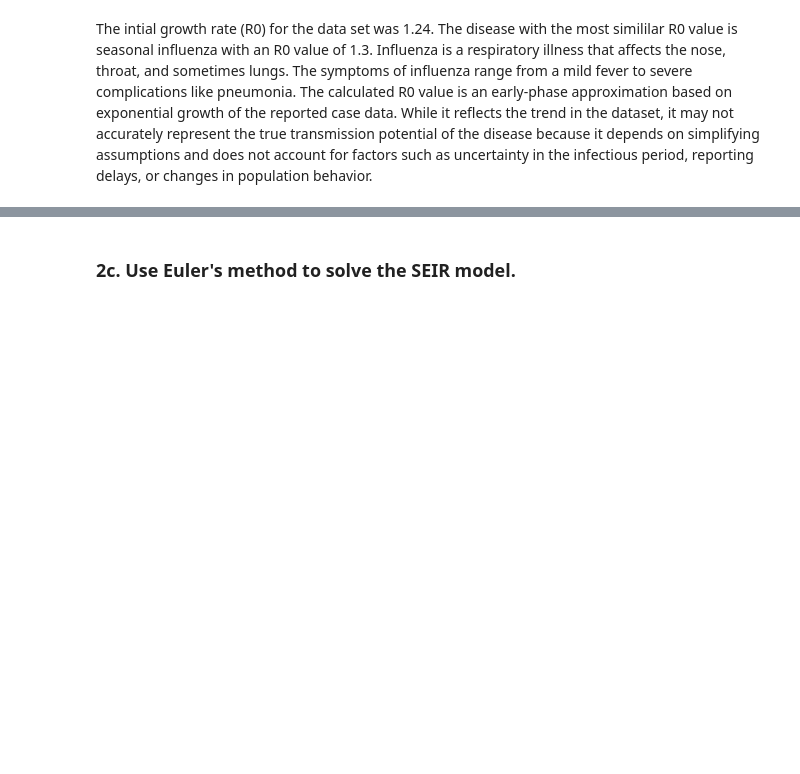
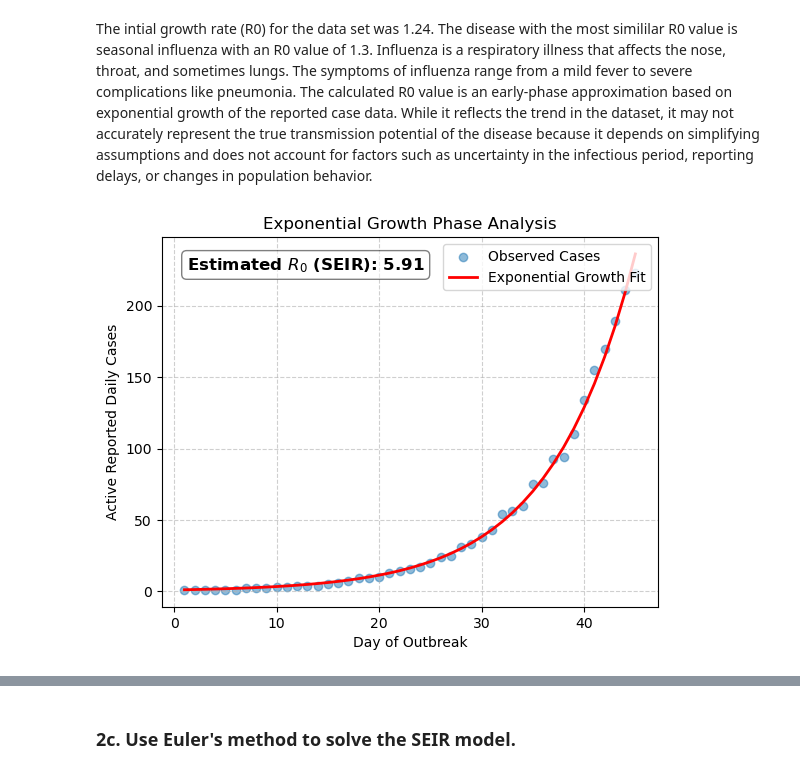
Before and after one commit to ogeikem/Module-2-Epidemics-SIR-Modeling, a Jupyter notebook: Notebook examples/module-2-project-sullivan-ikem.ipynb, the cells around one changed output, grey strips where cells are left out. Cells and saved outputs as stored; diff of their text form; code cells hidden in the pictures; blank space fills up the shorter version.

```diff
--- a/Notebook examples/module-2-project-sullivan-ikem.ipynb
+++ b/Notebook examples/module-2-project-sullivan-ikem.ipynb
@@ -83,3 +85,57 @@ plt.show() #showing the plot
 [figure]
 # %% [markdown]
 The intial growth rate (R0) for the data set was 1.24. The disease with the most simililar R0 value is seasonal influenza with an R0 value of 1.3. Influenza is a respiratory illness that affects the nose, throat, and sometimes lungs. The symptoms of influenza range from a mild fever to severe complications like pneumonia. The calculated R0 value is an early-phase approximation based on exponential growth of the reported case data. While it reflects the trend in the dataset, it may not accurately represent the true transmission potential of the disease because it depends on simplifying assumptions and does not account for factors such as uncertainty in the infectious period, reporting delays, or changes in population behavior.
+# %%
+# importing the necessary libraries to run the code
+import pandas as pd
+import matplotlib.pyplot as plt
+import numpy as np
+from scipy.optimize import curve_fit
+import numpy as np
+
+# loading the data set
+data = pd.read_csv('/Users/megansullivan/Desktop/Comp BME/Module-2-epidemics-SIR-modeling/Data/mystery_virus_daily_active_counts_RELEASE#1.csv', parse_dates=['date'], header=0, index_col=None)
+def exponential_growth(t, r): #defining the exponential growth function
+    return np.exp(r * t)
+params, covariance = curve_fit(exponential_growth, data['day'], data['active reported daily cases'], p0=[0.1]) #fitting the exponential model to our data set
+r_fit = params[0] #pulling out the growth rate to allow for further calculations later on
+# (ChatGPT, 2026) ChatGPT was used to help construct the r_fit variable and the exponential growth function. The curve_fit function was used to fit the exponential growth model to our data.
+
+# Updated biological parameters for Rubella
+# 2 days pre-symptomatic + 7 days (avg) symptomatic
+D = 9
+
+# Average incubation/latent period (12-18 days)
+T_L = 15
+
+# Calculate R0 using the SEIR-adjusted formula
+# r_fit is the growth rate you calculated from your exponential fit
+R_0 = (1 + r_fit * T_L) * (1 + r_fit * D)
+
+fit_curve = exponential_growth(data['day'],r_fit) #generates the predicated case counts for plotting
+
+# Updated plotting code for the Rubella investigation
+plt.scatter(data['day'], data['active reported daily cases'], alpha=0.5, label='Observed Cases')
+
+# Plotting the exponential fit based on continuous growth logic
+plt.plot(data['day'], fit_curve, color='red', linewidth=2, label='Exponential Growth Fit')
+
+# Adding R0 text using the adjusted calculation
+# This reflects the 15-day latent period and 9-day infectious window
+plt.text(
+    0.05, 0.95,
+    f"Estimated $R_0$ (SEIR): {R_0:.2f}",
+    transform=plt.gca().transAxes,
+    fontsize=12,
+    fontweight='bold',
+    verticalalignment='top',
+    bbox=dict(boxstyle='round', facecolor='white', alpha=0.5))
+
+plt.title("Exponential Growth Phase Analysis")
+plt.xlabel("Day of Outbreak")
+plt.ylabel("Active Reported Daily Cases")
+plt.legend(loc='upper right')
+plt.grid(True, linestyle='--', alpha=0.6)
+plt.show()
+# %% [output]
+[figure, added]
```
Also changed, not shown: parts of 6 cells of this notebook.
